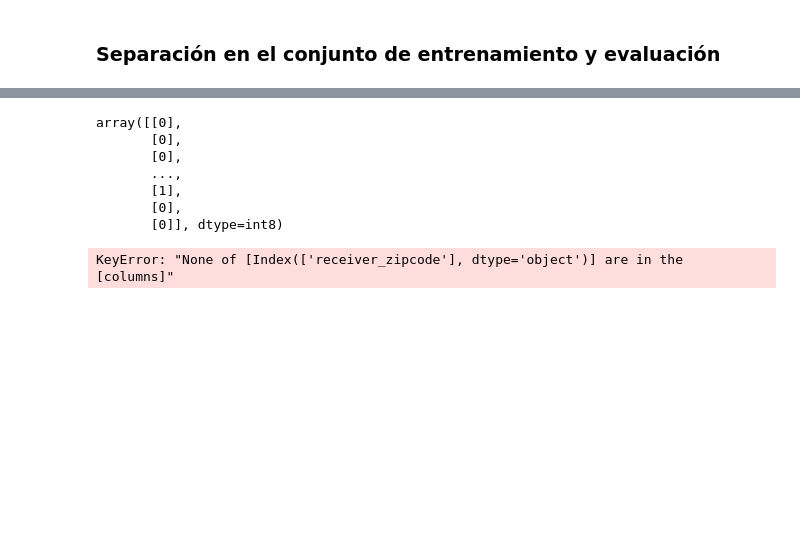
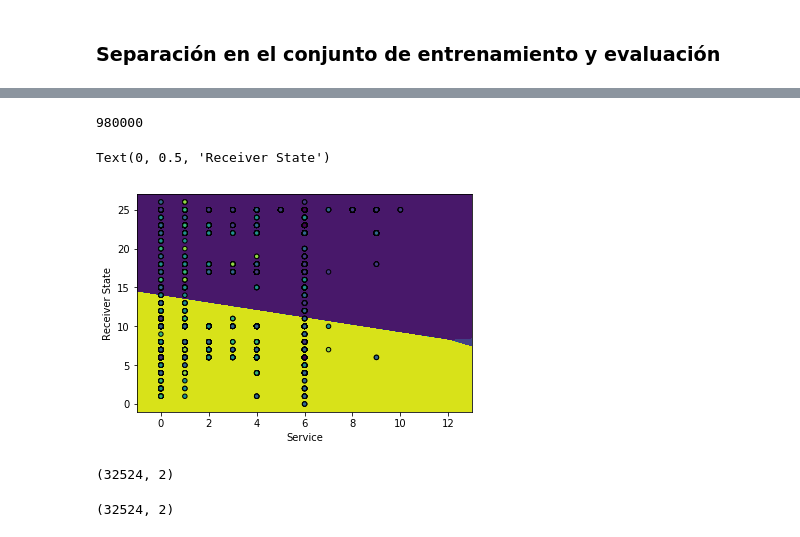
Before and after one commit to cnoeliachaves/diplodatos, a Jupyter notebook: mentoria/practico4.ipynb, the cells around one changed output, grey strips where cells are left out. Cells and saved outputs as stored; diff of their text form; code cells hidden in the pictures; blank space fills up the shorter version.

```diff
--- a/mentoria/practico4.ipynb
+++ b/mentoria/practico4.ipynb
@@ -431,0 +381,3 @@ y = -18682.2287 * x + -302604.4414
+# %%
+y_test = df_test[['shipment_days']]
+#y_train = (df_test[['shipment_days_byclass']] <= 3).astype(np.int8)
@@ -431,0 +446,2 @@ y = -18682.2287 * x + -302604.4414
+# %%
+y_test['shipment_days_byclass'] = shipment_days_byclass_test
@@ -431,0 +483,7 @@ y = -18682.2287 * x + -302604.4414
+# %%
+from sklearn.svm import SVC
+clf = sklearn.svm.LinearSVC()
+#svm = SVC(kernel='linear')
+clf.fit(X_train.head(3000), y_train['shipment_days_byclass'].head(3000))
+#svm.fit(X, Y['shipment_days_byclass'].values)
+#svm.fit(X, Y)
@@ -449,10 +498,2 @@ array([[14500],
 # %%
-Y[['shipment_days_byclass']].to_numpy()
+#Y[['shipment_days_byclass']].to_numpy()
-# %% [output]
-array([[0],
-       [0],
-       [0],
-       ...,
-       [1],
-       [0],
-       [0]], dtype=int8)
@@ -475,6 +499,0 @@ def plot_decision_boundary(model, X, y):
-# %%
-plot_decision_boundary(lambda x: clf.predict(x), X.T, Y.T)
-predictions = clf.predict(X)
-print ('Accuracy: %d ' % ((np.sum(Y == predictions))/float(Y.size)*100))
-# %% [output]
-KeyError: "None of [Index(['receiver_zipcode'], dtype='object')] are in the [columns]"
@@ -480,0 +517,44 @@ KeyError: "None of [Index(['receiver_zipcode'], dtype='object')] are in the [col
+# %%
+
+def make_meshgrid(x, y, h=.02):
+    """Create a mesh of points to plot in
+
+    Parameters
+    ----------
+    x: data to base x-axis meshgrid on
+    y: data to base y-axis meshgrid on
+    h: stepsize for meshgrid, optional
+
+    Returns
+    -------
+    xx, yy : ndarray
+    """
+    x_min, x_max = x.min() - 1, x.max() + 1
+    y_min, y_max = y.min() - 1, y.max() + 1
+    xx, yy = np.meshgrid(np.arange(x_min, x_max, h),
+                         np.arange(y_min, y_max, h))
+    return xx, yy
+# %%
+xx, yy = make_meshgrid(X_train['service'].values, X_train['receiver_state_le'].values)
+fig, sub = plt.subplots(1, 1)
+plt.subplots_adjust(wspace=0.4, hspace=0.4)
+U = clf.predict(np.c_[xx.ravel(), yy.ravel()])
+
+Z = U.reshape(xx.shape)
+print(Z.size)
+out = sub.contourf(xx, yy, Z)
+sub.scatter(X_test['service'].values, X_test['receiver_state_le'].values , c=y_test['shipment_days_byclass'].values, s=20, edgecolors='k')
+sub.set_xlabel('Service')
+sub.set_ylabel('Receiver State')
+# %% [output]
+980000
+Text(0, 0.5, 'Receiver State')
+[figure, added]
+# %%
+X_test.shape
+# %% [output]
+(32524, 2)
+# %%
+y_test.shape
+# %% [output]
+(32524, 2)
```
Also changed, not shown: parts of 101 cells of this notebook.
